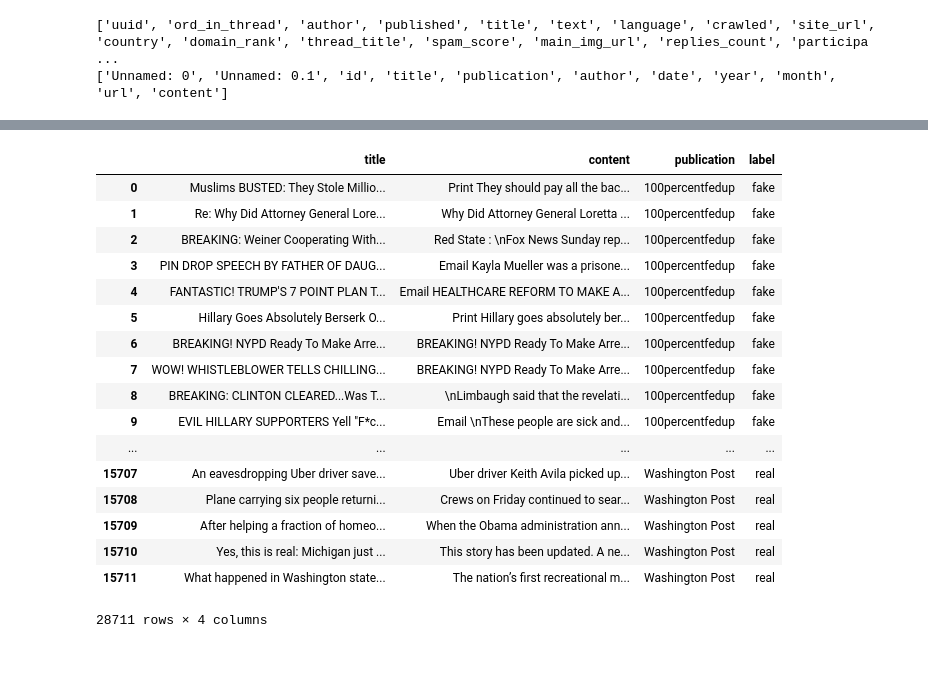
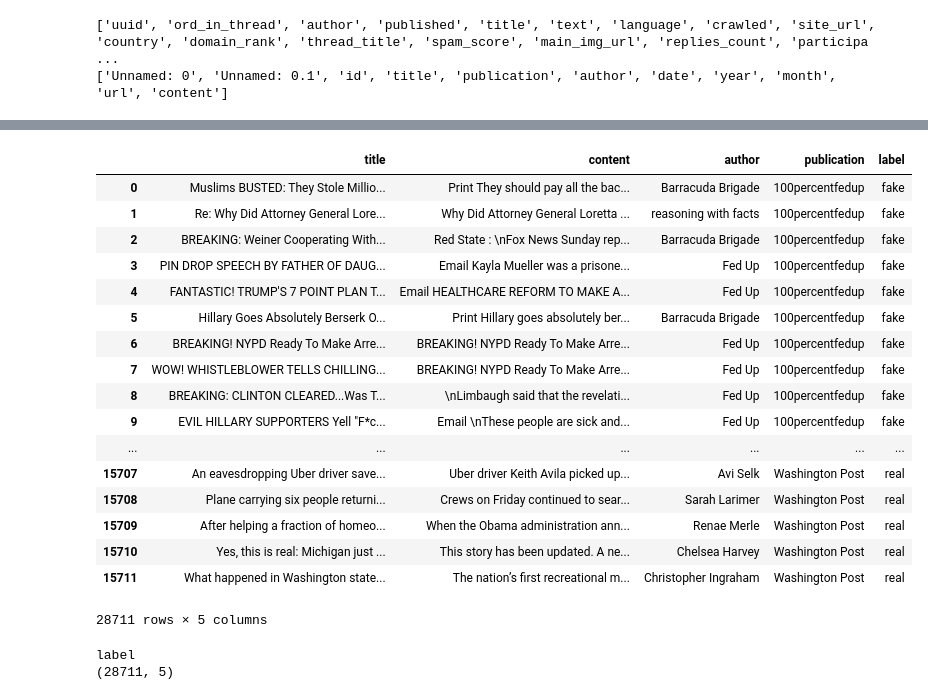
Before and after one commit to percoguru/FakeNewsClassifier, a Jupyter notebook: FakeNewsClassifier.ipynb, the cells around one changed output, grey strips where cells are left out. Cells and saved outputs as stored; diff of their text form; code cells hidden in the pictures; blank space fills up the shorter version.

```diff
--- a/FakeNewsClassifier.ipynb
+++ b/FakeNewsClassifier.ipynb
@@ -102,29 +100,29 @@ See the caveats in the documentation: http://pandas.pydata.org/pandas-docs/stabl
 # %%
 # let's rename the features in our datasets to be the same
-newlabels = ['title', 'content', 'publication', 'label']
+newlabels = ['title', 'content', 'author', 'publication', 'label']
 real_news2.columns = newlabels
 fake_news2.columns = newlabels
 
 # let's concatenate the dataframes
 frames = [fake_news2, real_news2]
 news_dataset = pd.concat(frames)
 news_dataset
 # %% [output]
-|  | title | content | publication | label |
-| 0 | Muslims BUSTED: They Stole Millio... | Print They should pay all the bac... | 100percentfedup | fake |
-| 1 | Re: Why Did Attorney General Lore... | Why Did Attorney General Loretta ... | 100percentfedup | fake |
-| 2 | BREAKING: Weiner Cooperating With... | Red State : \nFox News Sunday rep... | 100percentfedup | fake |
-| 3 | PIN DROP SPEECH BY FATHER OF DAUG... | Email Kayla Mueller was a prisone... | 100percentfedup | fake |
-| 4 | FANTASTIC! TRUMP'S 7 POINT PLAN T... | Email HEALTHCARE REFORM TO MAKE A... | 100percentfedup | fake |
-| 5 | Hillary Goes Absolutely Berserk O... | Print Hillary goes absolutely ber... | 100percentfedup | fake |
-| 6 | BREAKING! NYPD Ready To Make Arre... | BREAKING! NYPD Ready To Make Arre... | 100percentfedup | fake |
-| 7 | WOW! WHISTLEBLOWER TELLS CHILLING... | BREAKING! NYPD Ready To Make Arre... | 100percentfedup | fake |
-| 8 | BREAKING: CLINTON CLEARED...Was T... | \nLimbaugh said that the revelati... | 100percentfedup | fake |
-| 9 | EVIL HILLARY SUPPORTERS Yell "F*c... | Email \nThese people are sick and... | 100percentfedup | fake |
-| ... | ... | ... | ... | ... |
-| 15707 | An eavesdropping Uber driver save... | Uber driver Keith Avila picked up... | Washington Post | real |
-| 15708 | Plane carrying six people returni... | Crews on Friday continued to sear... | Washington Post | real |
-| 15709 | After helping a fraction of homeo... | When the Obama administration ann... | Washington Post | real |
-| 15710 | Yes, this is real: Michigan just ... | This story has been updated. A ne... | Washington Post | real |
-| 15711 | What happened in Washington state... | The nation’s first recreational m... | Washington Post | real |
+|  | title | content | author | publication | label |
+| 0 | Muslims BUSTED: They Stole Millio... | Print They should pay all the bac... | Barracuda Brigade | 100percentfedup | fake |
+| 1 | Re: Why Did Attorney General Lore... | Why Did Attorney General Loretta ... | reasoning with facts | 100percentfedup | fake |
+| 2 | BREAKING: Weiner Cooperating With... | Red State : \nFox News Sunday rep... | Barracuda Brigade | 100percentfedup | fake |
+| 3 | PIN DROP SPEECH BY FATHER OF DAUG... | Email Kayla Mueller was a prisone... | Fed Up | 100percentfedup | fake |
+| 4 | FANTASTIC! TRUMP'S 7 POINT PLAN T... | Email HEALTHCARE REFORM TO MAKE A... | Fed Up | 100percentfedup | fake |
+| 5 | Hillary Goes Absolutely Berserk O... | Print Hillary goes absolutely ber... | Barracuda Brigade | 100percentfedup | fake |
+| 6 | BREAKING! NYPD Ready To Make Arre... | BREAKING! NYPD Ready To Make Arre... | Fed Up | 100percentfedup | fake |
+| 7 | WOW! WHISTLEBLOWER TELLS CHILLING... | BREAKING! NYPD Ready To Make Arre... | Fed Up | 100percentfedup | fake |
+| 8 | BREAKING: CLINTON CLEARED...Was T... | \nLimbaugh said that the revelati... | Fed Up | 100percentfedup | fake |
+| 9 | EVIL HILLARY SUPPORTERS Yell "F*c... | Email \nThese people are sick and... | Fed Up | 100percentfedup | fake |
+| ... | ... | ... | ... | ... | ... |
+| 15707 | An eavesdropping Uber driver save... | Uber driver Keith Avila picked up... | Avi Selk | Washington Post | real |
+| 15708 | Plane carrying six people returni... | Crews on Friday continued to sear... | Sarah Larimer | Washington Post | real |
+| 15709 | After helping a fraction of homeo... | When the Obama administration ann... | Renae Merle | Washington Post | real |
+| 15710 | Yes, this is real: Michigan just ... | This story has been updated. A ne... | Chelsea Harvey | Washington Post | real |
+| 15711 | What happened in Washington state... | The nation’s first recreational m... | Christopher Ingraham | Washington Post | real |
-28711 rows × 4 columns
+28711 rows × 5 columns
@@ -135,0 +129,6 @@ news_dataset[:, 4] = label_encoder.fit_transform(news_dataset[:, 4])
+# %%
+  print(news_dataset.columns[4])
+  print(news_dataset.shape)
+# %% [output]
+label
+(28711, 5)
```
Also changed, not shown: parts of 15 cells of this notebook.
